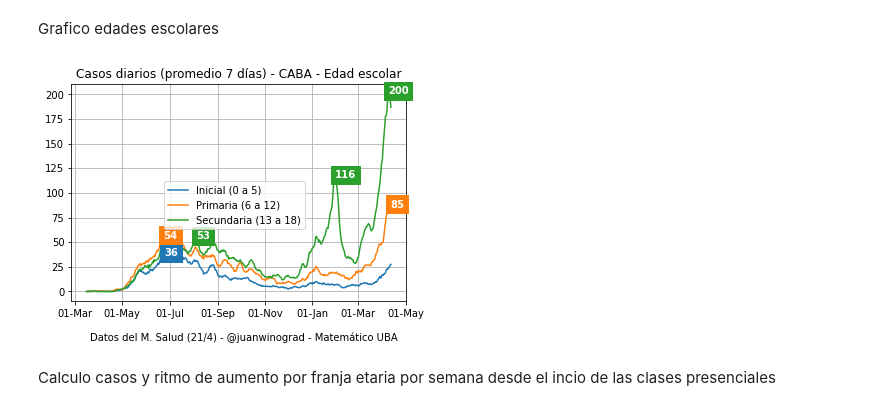
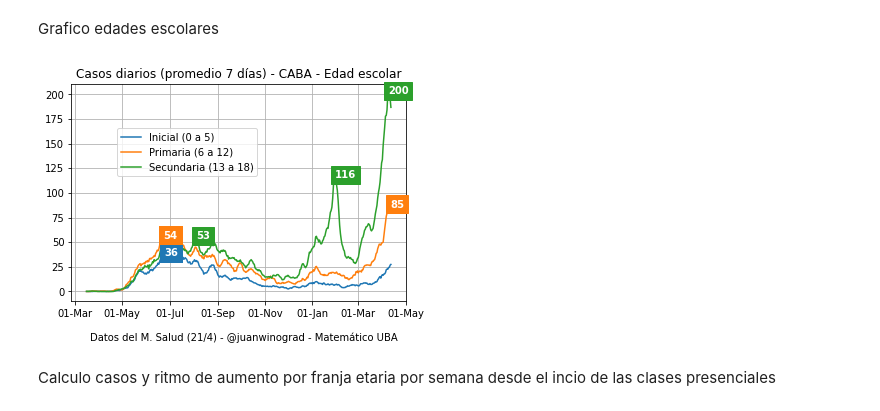
Before and after one commit to juanwinograd/DATOS-COVID-CABA, a Jupyter notebook: analisis.ipynb, the cells around one changed output. Cells and saved outputs as stored; diff of their text form; code cells hidden in the pictures.

```diff
--- a/analisis.ipynb
+++ b/analisis.ipynb
@@ -114,23 +114,23 @@ Grafico edades escolares
 # %%
 fig, ax = plt.subplots(1)
 
 for i in range(len(niveles)-1):
 	color= colores[i]
 	ax.plot(dias,casos_dia_prom[i],label=list(niveles)[i]+ " ("+str(niveles[list(niveles)[i]][0])+" a "+str(niveles[list(niveles)[i]][1]-1)+")",color = color)
 	for x,y in maximos_nivel[i]:
 		plt.text(dias[x],y,round(y),backgroundcolor=color, color="white",fontweight="bold")
 
 
-fig.legend(loc = ("center"))
+fig.legend(loc = (0.2,0.6))
 plt.title("Casos diarios (promedio 7 días) - CABA - Edad escolar")
 
 ax.xaxis.set_major_formatter(mdates.DateFormatter('%d-%b'))
 ax.grid()
 #locs, labels = plt.xticks(semanas)
 f = plt.text(dias[5],-50, firma)
 plt.savefig("casos diarios por nivel.png",bbox_inches="tight")
 # %% [output]
-[figure, old version]
+[figure, new version]
 # %% [markdown]
 Calculo casos y ritmo de aumento por franja etaria por semana desde el incio de las clases presenciales
 # %%
```
Also changed, not shown: parts of 1 cell of this notebook.
